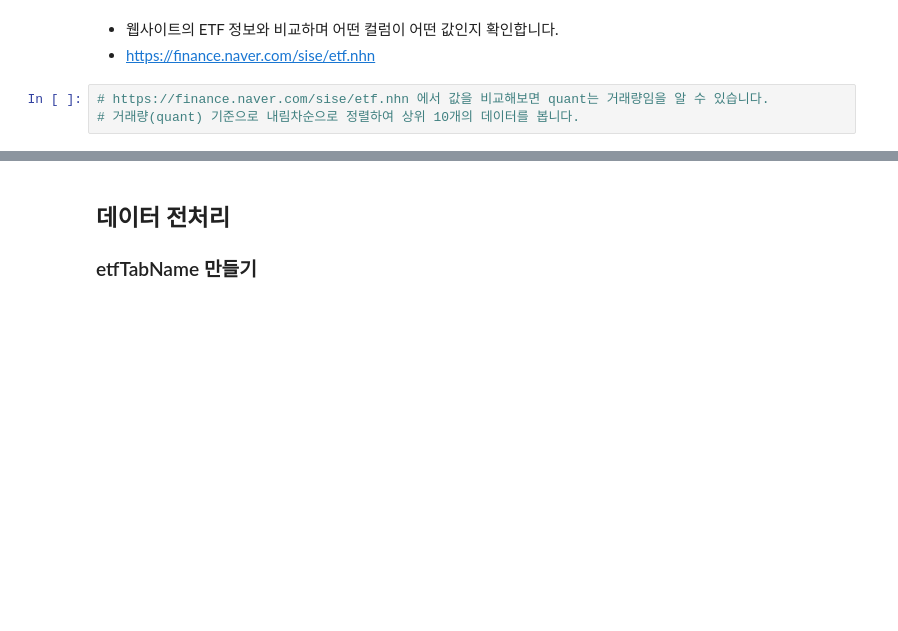
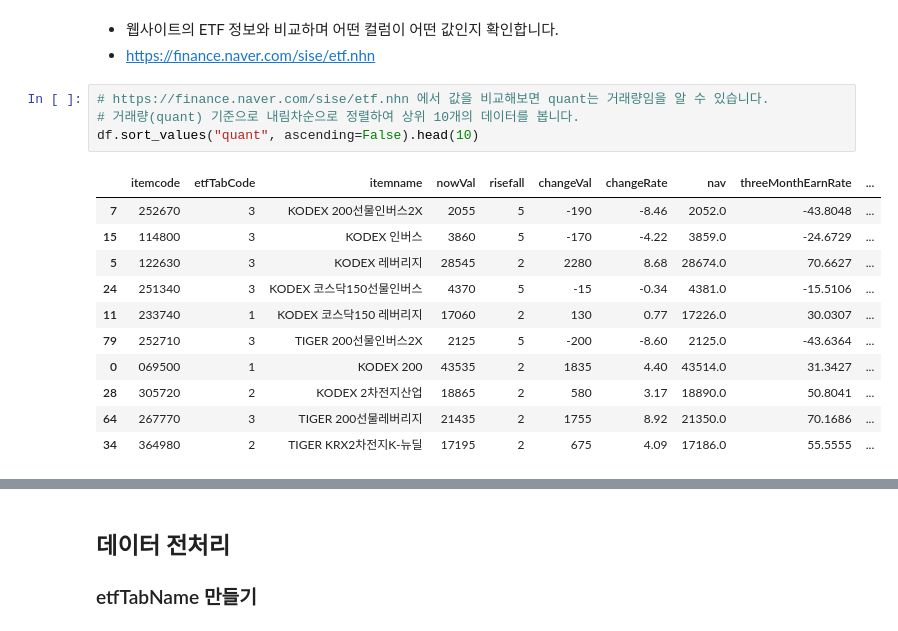
Before and after one commit to corazzon/finance-data-analysis, a Jupyter notebook: 4.2 ETF 전처리-input.ipynb, the cells around one changed output, grey strips where cells are left out. Drawn from its saved outputs; the diff is of its cells as text; blank space fills up the shorter version.

```diff
--- a/4.2 ETF 전처리-input.ipynb
+++ b/4.2 ETF 전처리-input.ipynb
@@ -33,6 +80,19 @@
 # %%
 # https://finance.naver.com/sise/etf.nhn 에서 값을 비교해보면 quant는 거래량임을 알 수 있습니다.
 # 거래량(quant) 기준으로 내림차순으로 정렬하여 상위 10개의 데이터를 봅니다.
+df.sort_values("quant", ascending=False).head(10)
+# %% [output]
+|  | itemcode | etfTabCode | itemname | nowVal | risefall | changeVal | changeRate | nav | threeMonthEarnRate | ... |
+| 7 | 252670 | 3 | KODEX 200선물인버스2X | 2055 | 5 | -190 | -8.46 | 2052.0 | -43.8048 | ... |
+| 15 | 114800 | 3 | KODEX 인버스 | 3860 | 5 | -170 | -4.22 | 3859.0 | -24.6729 | ... |
+| 5 | 122630 | 3 | KODEX 레버리지 | 28545 | 2 | 2280 | 8.68 | 28674.0 | 70.6627 | ... |
+| 24 | 251340 | 3 | KODEX 코스닥150선물인버스 | 4370 | 5 | -15 | -0.34 | 4381.0 | -15.5106 | ... |
+| 11 | 233740 | 1 | KODEX 코스닥150 레버리지 | 17060 | 2 | 130 | 0.77 | 17226.0 | 30.0307 | ... |
+| 79 | 252710 | 3 | TIGER 200선물인버스2X | 2125 | 5 | -200 | -8.60 | 2125.0 | -43.6364 | ... |
+| 0 | 069500 | 1 | KODEX 200 | 43535 | 2 | 1835 | 4.40 | 43514.0 | 31.3427 | ... |
+| 28 | 305720 | 2 | KODEX 2차전지산업 | 18865 | 2 | 580 | 3.17 | 18890.0 | 50.8041 | ... |
+| 64 | 267770 | 3 | TIGER 200선물레버리지 | 21435 | 2 | 1755 | 8.92 | 21350.0 | 70.1686 | ... |
+| 34 | 364980 | 2 | TIGER KRX2차전지K-뉴딜 | 17195 | 2 | 675 | 4.09 | 17186.0 | 55.5555 | ... |
 # %%
 # etfTabCode column의 데이터 구성을 살펴봅니다.
 # 추후 알게되겠지만 etfTabCode는 해당 사이트에서
```
Also changed, not shown: parts of 32 cells of this notebook, 16 other files.
